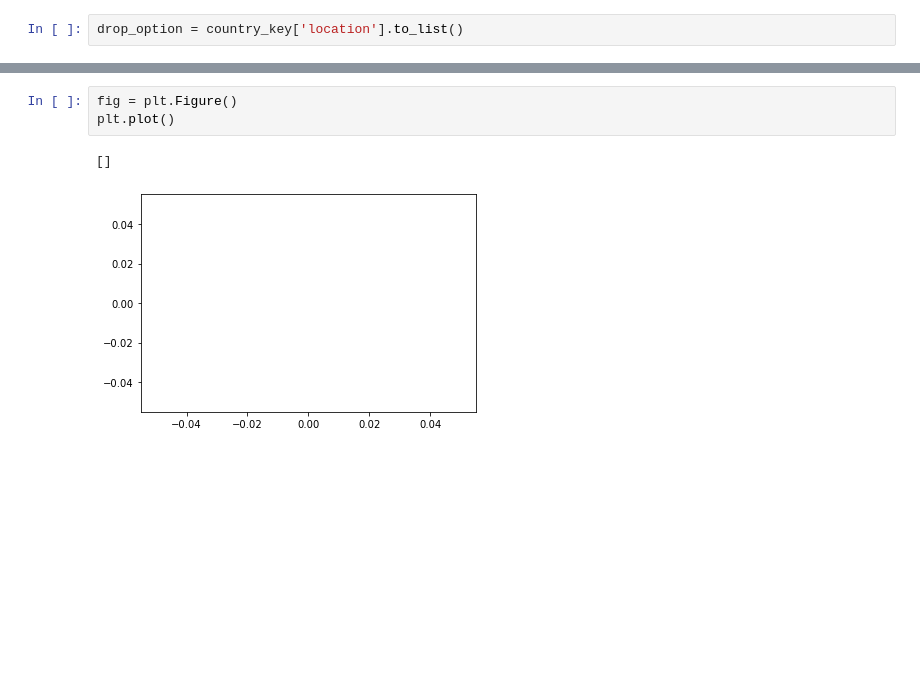
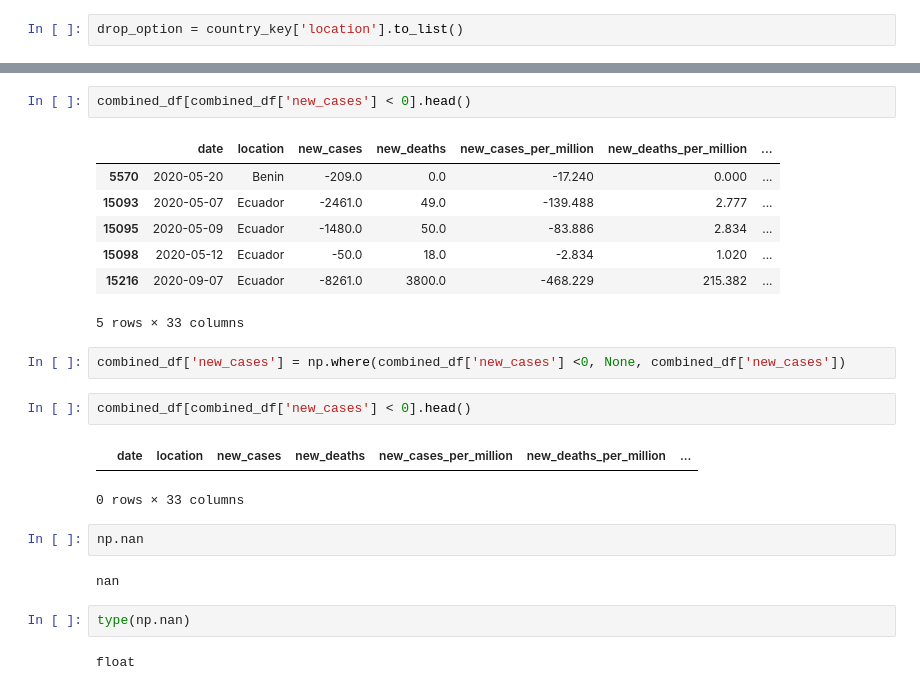
Before and after one commit to teguhsam/COVID19-Dashboard-with-Streamlit, a Jupyter notebook: Dashboard.ipynb, the cells around one changed output, grey strips where cells are left out. Saved outputs shown, nothing was run; the diff lists cells and outputs as text; blank space fills up the shorter version.

```diff
--- a/Dashboard.ipynb
+++ b/Dashboard.ipynb
@@ -25,6 +26,25 @@ combined_df[combined_df.location == country_select].plot('date', 'new_cases')
-# %%
-fig = plt.Figure()
-plt.plot()
-# %% [output]
-[]
-[figure, removed]
+# %%
+combined_df[combined_df['new_cases'] < 0].head()
+# %% [output]
+|  | date | location | new_cases | new_deaths | new_cases_per_million | new_deaths_per_million | ... |
+| 5570 | 2020-05-20 | Benin | -209.0 | 0.0 | -17.240 | 0.000 | ... |
+| 15093 | 2020-05-07 | Ecuador | -2461.0 | 49.0 | -139.488 | 2.777 | ... |
+| 15095 | 2020-05-09 | Ecuador | -1480.0 | 50.0 | -83.886 | 2.834 | ... |
+| 15098 | 2020-05-12 | Ecuador | -50.0 | 18.0 | -2.834 | 1.020 | ... |
+| 15216 | 2020-09-07 | Ecuador | -8261.0 | 3800.0 | -468.229 | 215.382 | ... |
+5 rows × 33 columns
+# %%
+combined_df['new_cases'] = np.where(combined_df['new_cases'] <0, None, combined_df['new_cases'])
+# %%
+combined_df[combined_df['new_cases'] < 0].head()
+# %% [output]
+|  | date | location | new_cases | new_deaths | new_cases_per_million | new_deaths_per_million | ... |
+0 rows × 33 columns
+# %%
+np.nan
+# %% [output]
+nan
+# %%
+type(np.nan)
+# %% [output]
+float
```
Also changed, not shown: parts of 3 cells of this notebook, 3 other files.
